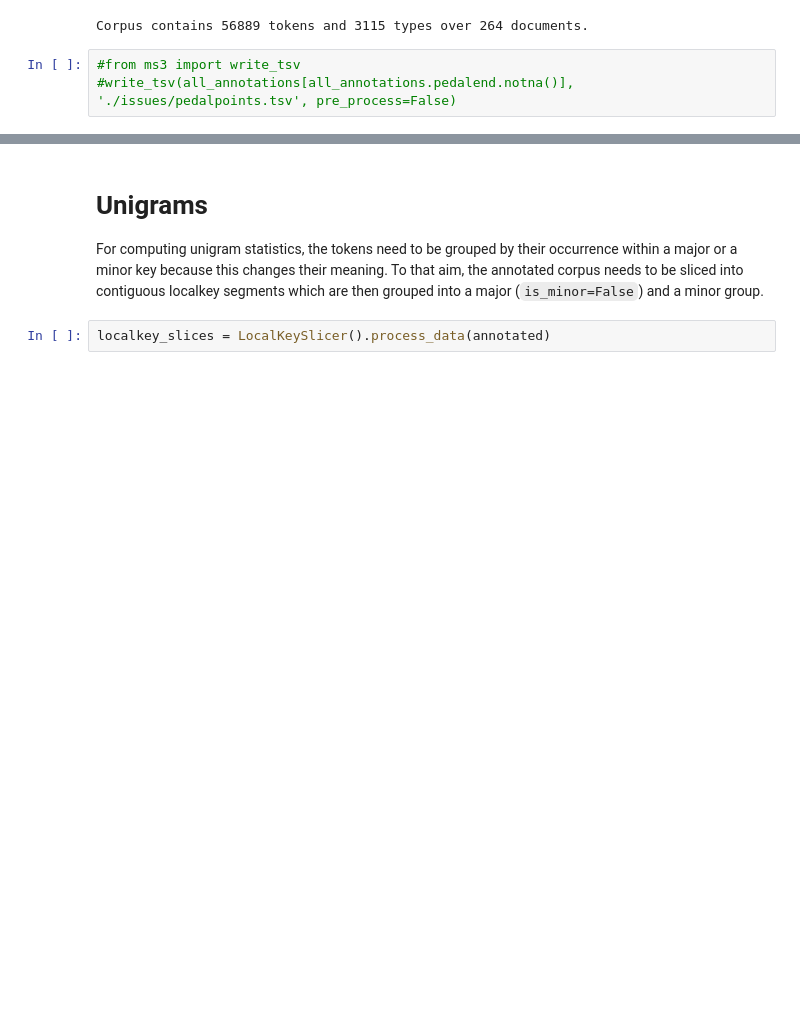
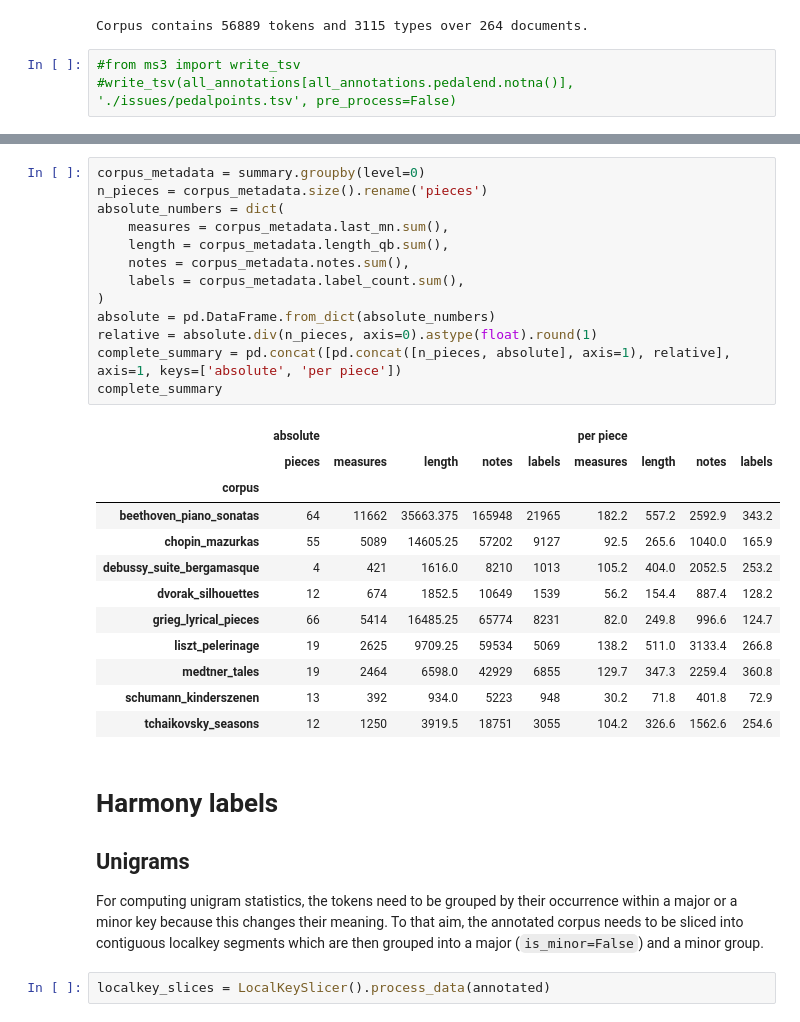
Before and after one commit to DCMLab/data_reports, a Jupyter notebook: generate.ipynb, the cells around one changed output, grey strips where cells are left out. Saved outputs shown, nothing was run; the diff lists cells and outputs as text; blank space fills up the shorter version.

```diff
--- a/generate.ipynb
+++ b/generate.ipynb
@@ -223,5 +262,32 @@ Corpus contains 56889 tokens and 3115 types over 264 documents.
+# %%
+corpus_metadata = summary.groupby(level=0)
+n_pieces = corpus_metadata.size().rename('pieces')
+absolute_numbers = dict(
+    measures = corpus_metadata.last_mn.sum(),
+    length = corpus_metadata.length_qb.sum(),
+    notes = corpus_metadata.notes.sum(),
+    labels = corpus_metadata.label_count.sum(),
+)
+absolute = pd.DataFrame.from_dict(absolute_numbers)
+relative = absolute.div(n_pieces, axis=0).astype(float).round(1)
+complete_summary = pd.concat([pd.concat([n_pieces, absolute], axis=1), relative], axis=1, keys=['absolute', 'per piece'])
+complete_summary
+# %% [output]
+|  | absolute |  |  |  |  | per piece |  |  |  |
+|  | pieces | measures | length | notes | labels | measures | length | notes | labels |
+| corpus |  |  |  |  |  |  |  |  |  |
+| beethoven_piano_sonatas | 64 | 11662 | 35663.375 | 165948 | 21965 | 182.2 | 557.2 | 2592.9 | 343.2 |
+| chopin_mazurkas | 55 | 5089 | 14605.25 | 57202 | 9127 | 92.5 | 265.6 | 1040.0 | 165.9 |
+| debussy_suite_bergamasque | 4 | 421 | 1616.0 | 8210 | 1013 | 105.2 | 404.0 | 2052.5 | 253.2 |
+| dvorak_silhouettes | 12 | 674 | 1852.5 | 10649 | 1539 | 56.2 | 154.4 | 887.4 | 128.2 |
+| grieg_lyrical_pieces | 66 | 5414 | 16485.25 | 65774 | 8231 | 82.0 | 249.8 | 996.6 | 124.7 |
+| liszt_pelerinage | 19 | 2625 | 9709.25 | 59534 | 5069 | 138.2 | 511.0 | 3133.4 | 266.8 |
+| medtner_tales | 19 | 2464 | 6598.0 | 42929 | 6855 | 129.7 | 347.3 | 2259.4 | 360.8 |
+| schumann_kinderszenen | 13 | 392 | 934.0 | 5223 | 948 | 30.2 | 71.8 | 401.8 | 72.9 |
+| tchaikovsky_seasons | 12 | 1250 | 3919.5 | 18751 | 3055 | 104.2 | 326.6 | 1562.6 | 254.6 |
 # %% [markdown]
-# Unigrams
+# Harmony labels
+## Unigrams
 For computing unigram statistics, the tokens need to be grouped by their occurrence within a major or a minor key because this changes their meaning. To that aim, the annotated corpus needs to be sliced into contiguous localkey segments which are then grouped into a major (`is_minor=False`) and a minor group.
 # %%
 localkey_slices = LocalKeySlicer().process_data(annotated)
```
Also changed, not shown: parts of 24 cells of this notebook.
